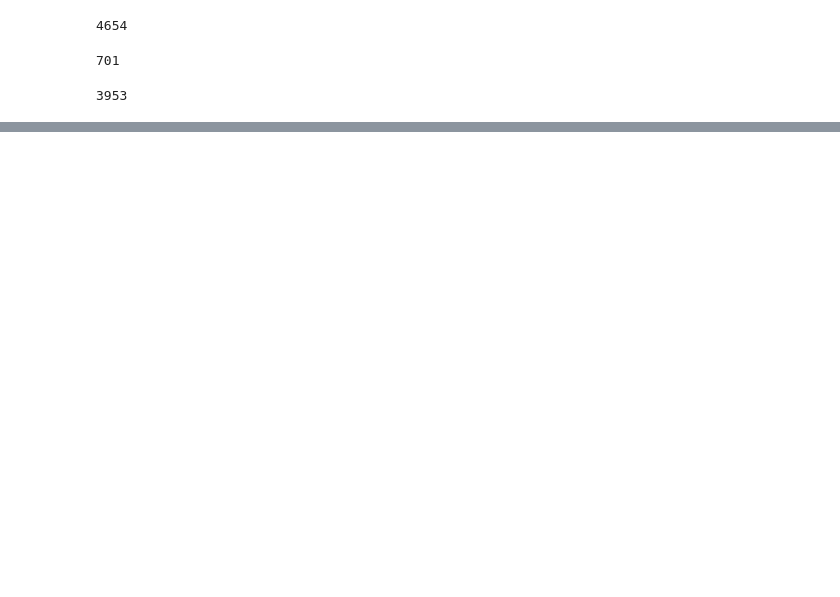
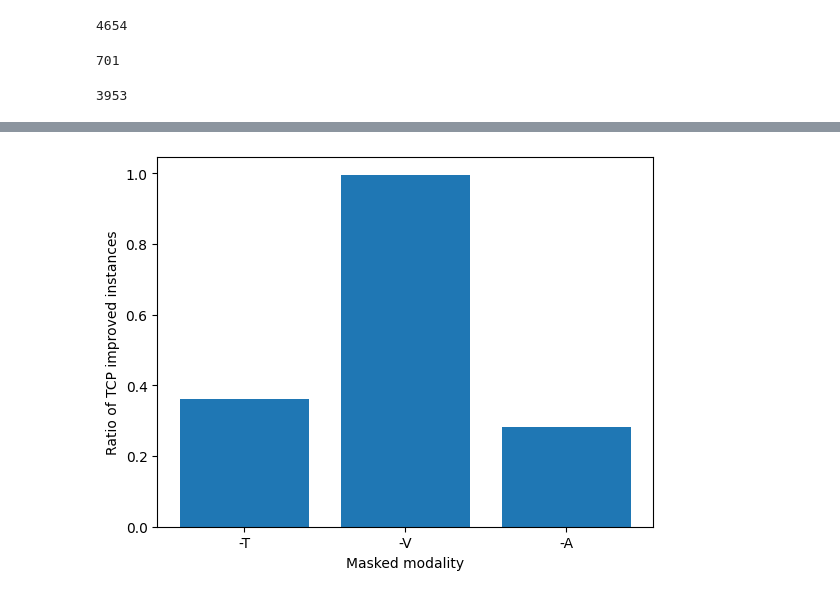
Before and after one commit to SoyeonHH/MMDA, a Jupyter notebook: analysis.ipynb, the cells around one changed output, grey strips where cells are left out. Drawn from its saved outputs; the diff is of its cells as text; code cells hidden in the pictures; blank space fills up the shorter version.

```diff
--- a/analysis.ipynb
+++ b/analysis.ipynb
@@ -70,3 +86,19 @@ Audio noise counts:  3258
+# %%
+# Ratio of TCP improved instances for each modality masking
+columns = ['-T', '-V', '-A']
+
+tcp_improved_ratio = [
+    (results['tcp_AV'] > results['tcp_TVA']).sum() / results.shape[0],
+    (results['tcp_TA'] > results['tcp_TVA']).sum() / results.shape[0],
+    (results['tcp_TV'] > results['tcp_TVA']).sum() / results.shape[0]
+]
+
+plt.bar(columns, tcp_improved_ratio)
+plt.xlabel("Masked modality")
+plt.ylabel("Ratio of TCP improved instances")
+plt.show()
+# %% [output]
+[figure, added]
 # %%
 ax = results['tcp_TVA'].plot.hist(bins=20, alpha=0.5)
 # %% [output]
```
Also changed, not shown: parts of 10 cells of this notebook, 1 other file.
